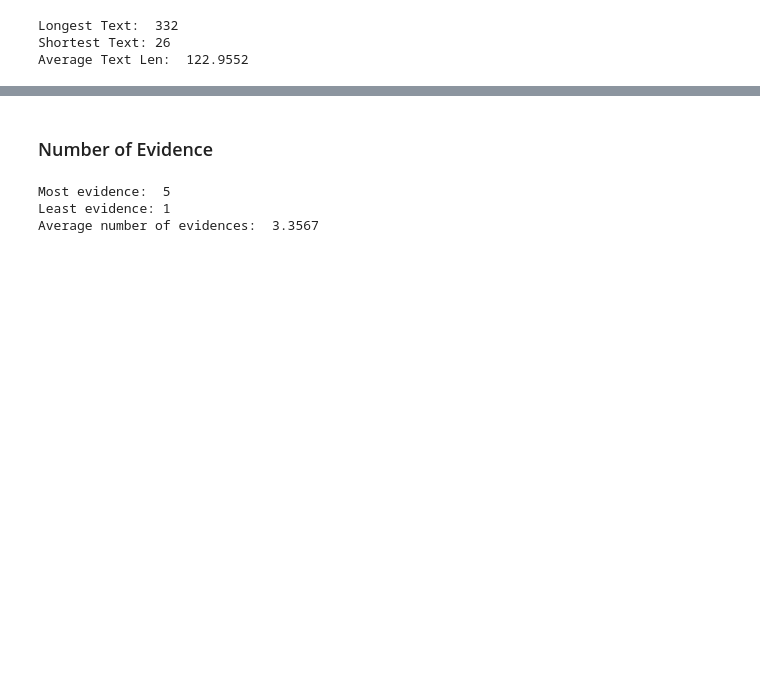
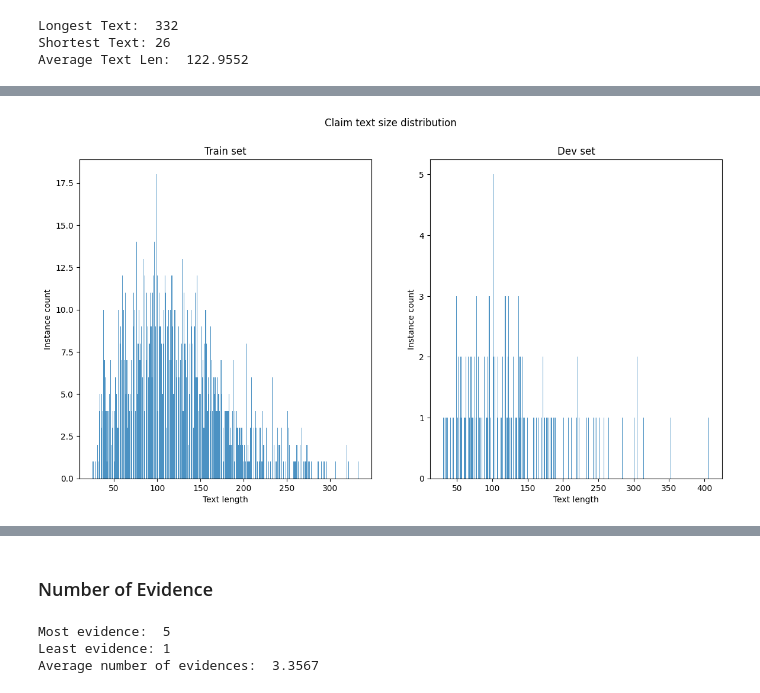
Before and after one commit to yuhsienchiang/fact-check, a Jupyter notebook: data_analysis.ipynb, the cells around one changed output, grey strips where cells are left out. Saved outputs shown, nothing was run; the diff lists cells and outputs as text; code cells hidden in the pictures; blank space fills up the shorter version.

```diff
--- a/data_analysis.ipynb
+++ b/data_analysis.ipynb
@@ -82,0 +136,20 @@ Average Text Len:  122.9552
+# %%
+train_claim_len_size_counts = train_claims_data.groupby(by=["claim_text_len"]).size().reset_index(name='counts')
+dev_claim_len_size_counts = dev_claims_data.groupby(by=["claim_text_len"]).size().reset_index(name='counts')
+
+X_pos_train = train_claim_len_size_counts["claim_text_len"]
+X_pos_dev = dev_claim_len_size_counts["claim_text_len"]
+len_count_train = train_claim_len_size_counts["counts"]
+len_count_dev = dev_claim_len_size_counts["counts"]
+
+fig, (ax1, ax2) = plt.subplots(1, 2, figsize=(14,7))
+ax1.bar(X_pos_train, len_count_train, align='center', alpha=0.8)
+ax2.bar(X_pos_dev, len_count_dev, align='center', alpha=0.8)
+ax1.set(ylabel='Instance count', xlabel='Text length', title='Train set')
+ax2.set(ylabel='Instance count', xlabel='Text length', title='Dev set')
+
+fig.suptitle('Claim text size distribution')
+
+plt.show()
+# %% [output]
+[figure, added]
```
Also changed, not shown: parts of 26 cells of this notebook.
